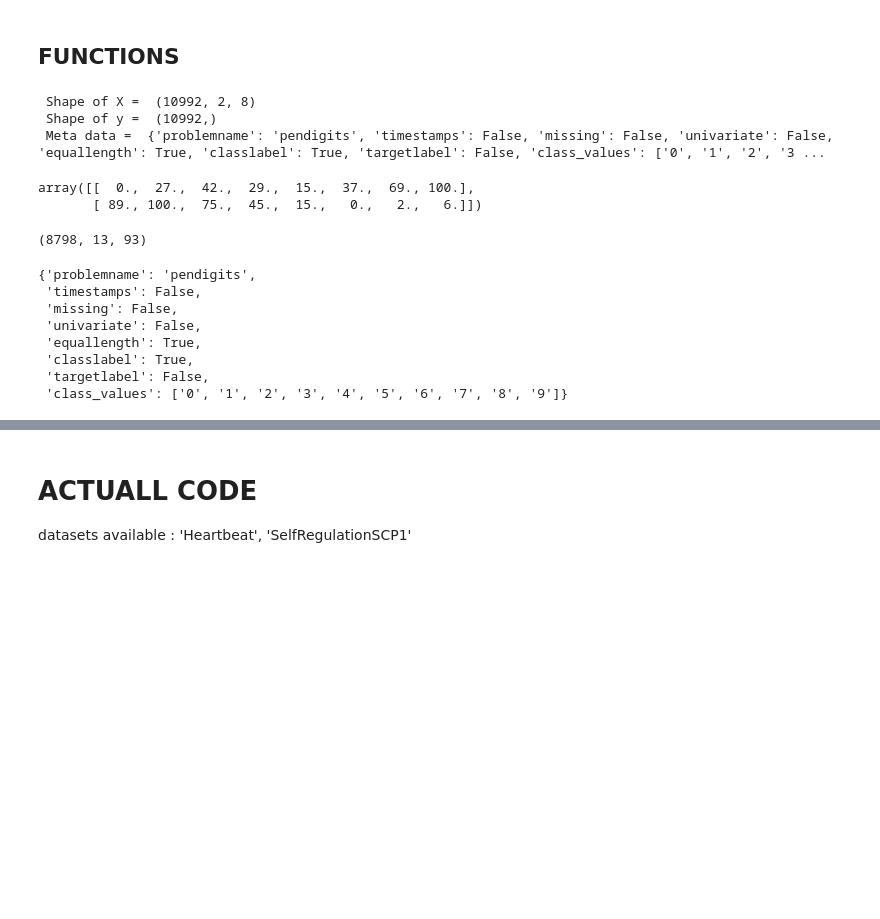
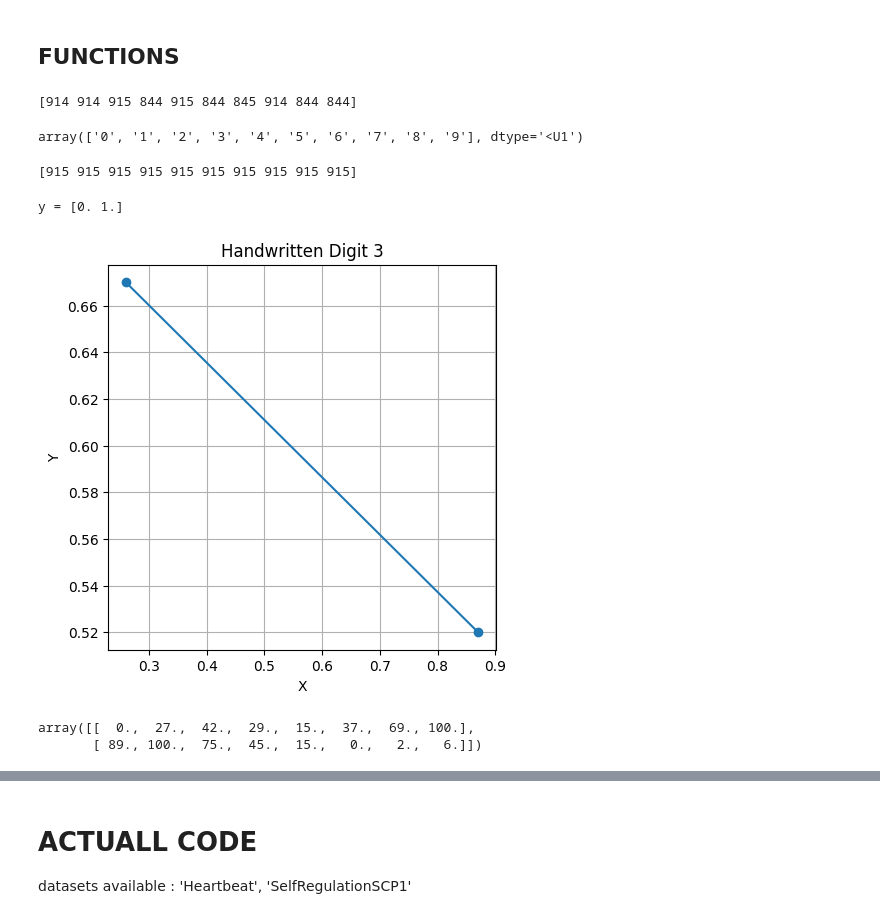
Before and after one commit to stellagerantoni/learning-time-series-counterfactuals, a Jupyter notebook: multivariate_pendigits.ipynb, the cells around one changed output, grey strips where cells are left out. Saved outputs shown, nothing was run; the diff lists cells and outputs as text; code cells hidden in the pictures; blank space fills up the shorter version.

```diff
--- a/multivariate_pendigits.ipynb
+++ b/multivariate_pendigits.ipynb
@@ -108,12 +108,3 @@ def load_dataset(dataset):
   y = y.astype(int)
   print(f"\n X[:1] = \n{X[:1]}")
   return X,y,pos_label, neg_label
-# %%
-X,y,meta_data= load_dataset('PenDigits')
-print(" Shape of X = ", X.shape)
-print(" Shape of y = ", y.shape)
-print(" Meta data = ", meta_data)
-# %% [output]
- Shape of X =  (10992, 2, 8)
- Shape of y =  (10992,)
- Meta data =  {'problemname': 'pendigits', 'timestamps': False, 'missing': False, 'univariate': False, 'equallength': True, 'classlabel': True, 'targetlabel': False, 'class_values': ['0', '1', '2', '3 ...
@@ -119,0 +158,7 @@ print(" Meta data = ", meta_data)
+# %%
+unique_classes, class_counts = np.unique(y_train, return_counts=True)
+print(class_counts)
+unique_classes
+# %% [output]
+[914 914 915 844 915 844 845 914 844 844]
+array(['0', '1', '2', '3', '4', '5', '6', '7', '8', '9'], dtype='<U1')
@@ -120,3 +193,26 @@ print(" Meta data = ", meta_data)
+# %%
+X_train,y_train = upsample_minority_multivariate(X_train,y_train)
+unique_classes, class_counts = np.unique(y_train, return_counts=True)
+print(class_counts)
+# %% [output]
+[915 915 915 915 915 915 915 915 915 915]
+# %%
+idx = 0
+print(f'y = {y_train[idx]}')
+x_coords = X_train[idx, 0]
+y_coords = X_train[idx,1]
+plt.figure(figsize=(5, 5))  # Adjust the figure size as needed
+plt.plot(x_coords, y_coords, marker='o', linestyle='-')
+plt.title("Handwritten Digit 3")
+plt.xlabel("X")
+plt.ylabel("Y")
+plt.grid(True)
+
+# Display the plot
+plt.show()
+# %% [output]
+y = [0. 1.]
+[figure, added]
 # %%
 X[1]
 # %% [output]
@@ -141,15 +220,0 @@ X = np.array(X_padded)
-# %%
-X.shape
-# %% [output]
-(8798, 13, 93)
-# %%
-meta_data
-# %% [output]
-{'problemname': 'pendigits',
- 'timestamps': False,
- 'missing': False,
- 'univariate': False,
- 'equallength': True,
- 'classlabel': True,
- 'targetlabel': False,
- 'class_values': ['0', '1', '2', '3', '4', '5', '6', '7', '8', '9']}
```
Also changed, not shown: parts of 36 cells of this notebook.
